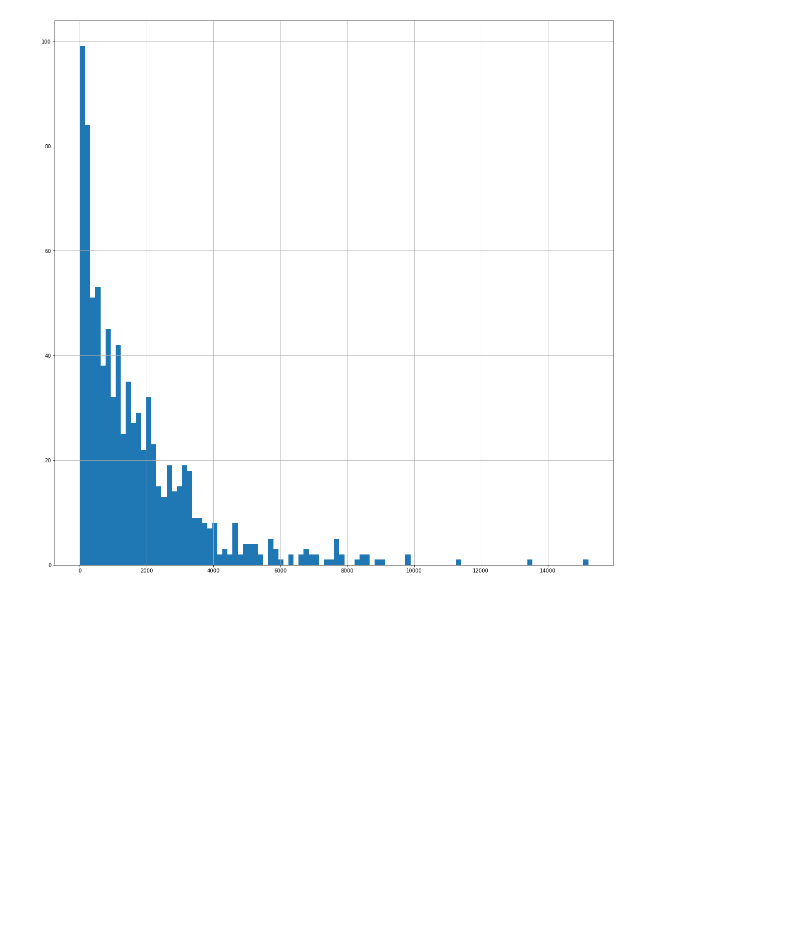
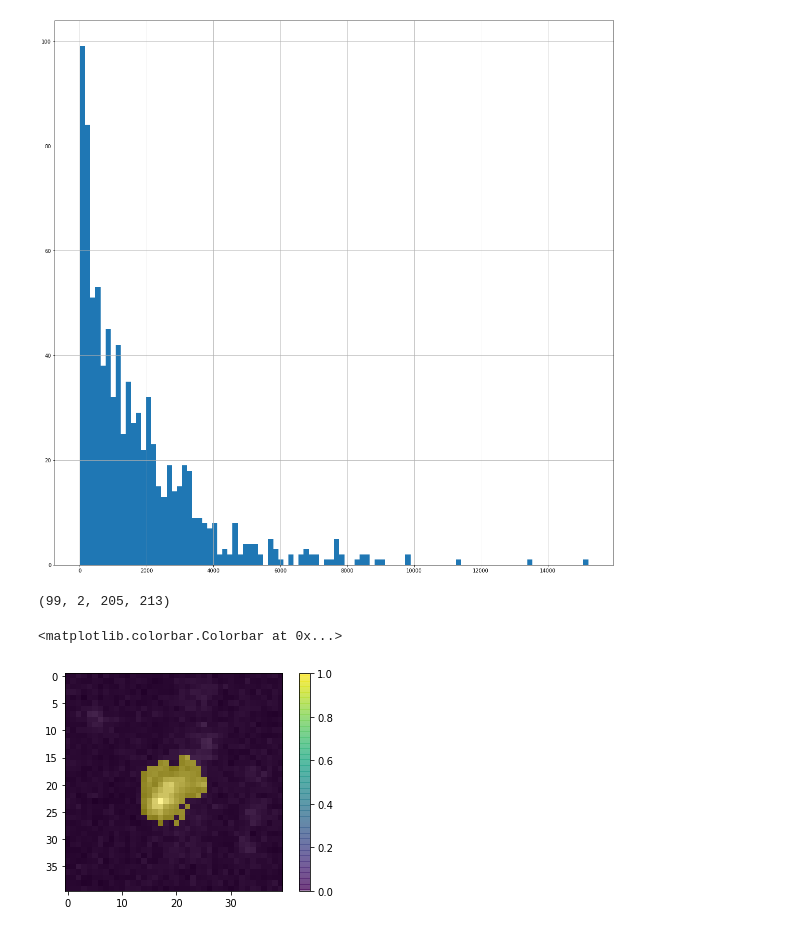
Before and after one commit to dobrik4ever/Segmentation_MiniThesis, a Jupyter notebook: 5 Analysis, results/test4.ipynb, the cells around one changed output. Saved outputs shown, nothing was run; the diff lists cells and outputs as text; code cells hidden in the pictures; blank space fills up the shorter version.

```diff
--- a/5 Analysis, results/test4.ipynb
+++ b/5 Analysis, results/test4.ipynb
@@ -24,3 +26,19 @@ df
 df['Volume (pixel^3)'].hist(bins=100, figsize=(20,20));
 # %% [output]
 [figure]
+# %%
+stack = io.imread('../4 Raw data/good stacks/160719_06 stack_16-03-20/classified mask overlay.tif')
+print(stack.shape)
+z = 90
+x0, y0 = 10, 85
+s = 40
+w = stack[z,:, y0:y0+s, x0:x0+s]
+mask = w[0] / -255.0 + 1.0
+img  = w[1]
+plt.imshow(img, cmap='gray')
+plt.imshow(mask, cmap='viridis', alpha=.5)
+plt.colorbar()
+# %% [output]
+(99, 2, 205, 213)
+<matplotlib.colorbar.Colorbar at 0x...>
+[figure, added]
```
Also changed, not shown: parts of 3 cells of this notebook, 30 other files.
